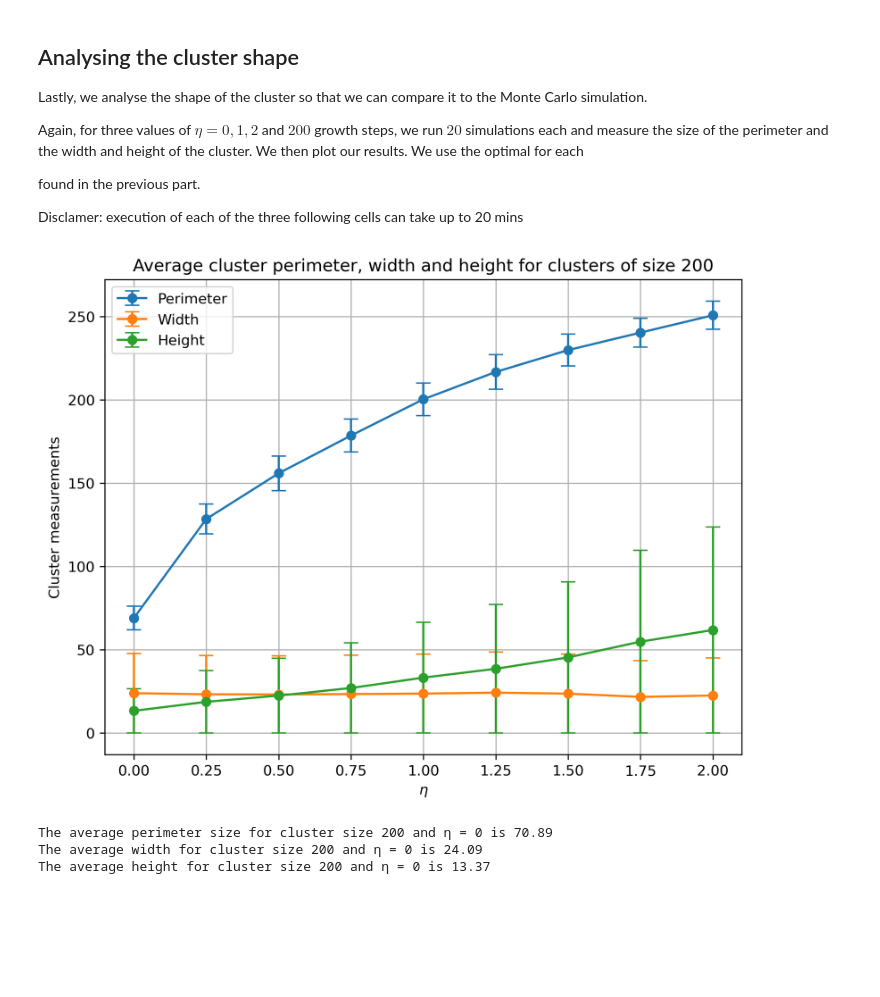
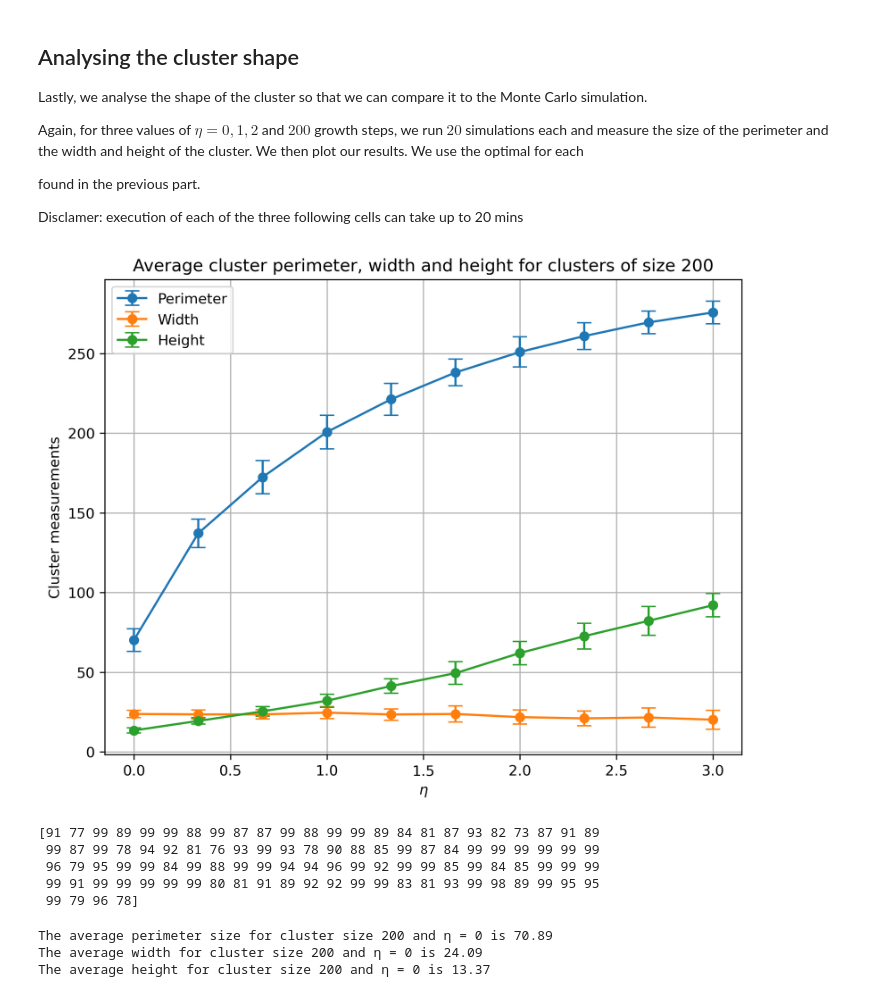
Before and after one commit to kingilsildor/CLS-Scientific_Computing-Assignment2, a Jupyter notebook: interface.ipynb, the cells around one changed output. Cells and saved outputs as stored; diff of their text form; code cells hidden in the pictures; blank space fills up the shorter version.

Commit message:
Analysis of cluster perimeted, width and height

```diff
--- a/interface.ipynb
+++ b/interface.ipynb
@@ -132,42 +132,49 @@ def run_simulation_and_measure(eta, omega):
 # omegas = [1.65, 1.7, 1.75, 1.8, 1.81, 1.82, 1.83, 1.84, 1.85]
 
 etas = np.linspace(0, 3, 10)
+omegas = np.linspace(1.65, 1.85, 10)
 
-print(etas)
+clusters = [[] for _ in range(len(etas))]
 
-# clusters = [[] for _ in range(len(etas))]
-
-# for i, eta in enumerate(etas):
-#     clusters[i] = np.array(Parallel(n_jobs=-2)(
-#         delayed(run_simulation_and_measure)(eta, omegas[i]) for _ in range(num_simulations)
-#     ))
+for i, eta in enumerate(etas):
+    clusters[i] = np.array(Parallel(n_jobs=-2)(
+        delayed(run_simulation_and_measure)(eta, omegas[i]) for _ in range(num_simulations)
+    ))
 # %%
 perimeters = [cluster_eta[:,0] for cluster_eta in clusters]
 widths = [cluster_eta[:,1] for cluster_eta in clusters]
 heights = [cluster_eta[:,2] for cluster_eta in clusters]
 
 means_perimeter = np.mean(perimeters, axis=1)
 stds_perimeter = np.std(perimeters, axis=1)
 
 means_width = np.mean(widths, axis=1)
-stds_width = np.mean(widths, axis=1)
+stds_width = np.std(widths, axis=1)
 
 means_height = np.mean(heights, axis=1)
-stds_height = np.mean(heights, axis=1)
+stds_height = np.std(heights, axis=1)
 
 plt.figure(figsize=FIG_SIZE, dpi=DPI)
 plt.errorbar(etas, means_perimeter, yerr=stds_perimeter, fmt="o-", capsize=5, label="Perimeter")
 plt.errorbar(etas, means_width, yerr=stds_width, fmt="o-", capsize=5, label="Width")
 plt.errorbar(etas, means_height, yerr=stds_height, fmt="o-", capsize=5, label="Height")
 plt.xlabel(r"$\eta$")
 plt.ylabel("Cluster measurements")
 plt.title(r"Average cluster perimeter, width and height for clusters of size 200")
 plt.legend()
 plt.grid(True)
-# plt.savefig("results/average_dla_cluster_sizes.png", dpi=300, bbox_inches="tight")
+plt.savefig("results/average_dla_cluster_sizes.png", dpi=300, bbox_inches="tight")
 plt.show()
 # %% [output]
-[figure, old version]
+[figure, new version]
+# %%
+print(heights[-1])
+# %% [output]
+[91 77 99 89 99 99 88 99 87 87 99 88 99 99 89 84 81 87 93 82 73 87 91 89
+ 99 87 99 78 94 92 81 76 93 99 93 78 90 88 85 99 87 84 99 99 99 99 99 99
+ 96 79 95 99 99 84 99 88 99 99 94 94 96 99 92 99 99 85 99 84 85 99 99 99
+ 99 91 99 99 99 99 99 80 81 91 89 92 92 99 99 83 81 93 99 98 89 99 95 95
+ 99 79 96 78]
 # %%
 eta = 0
 omega = 1.65
```
Also changed, not shown: 1 other file.
